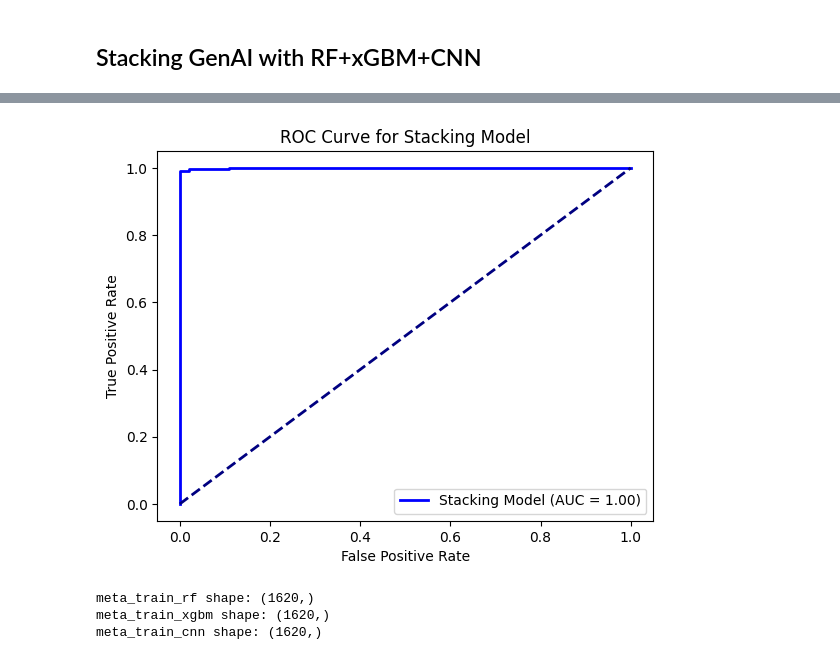
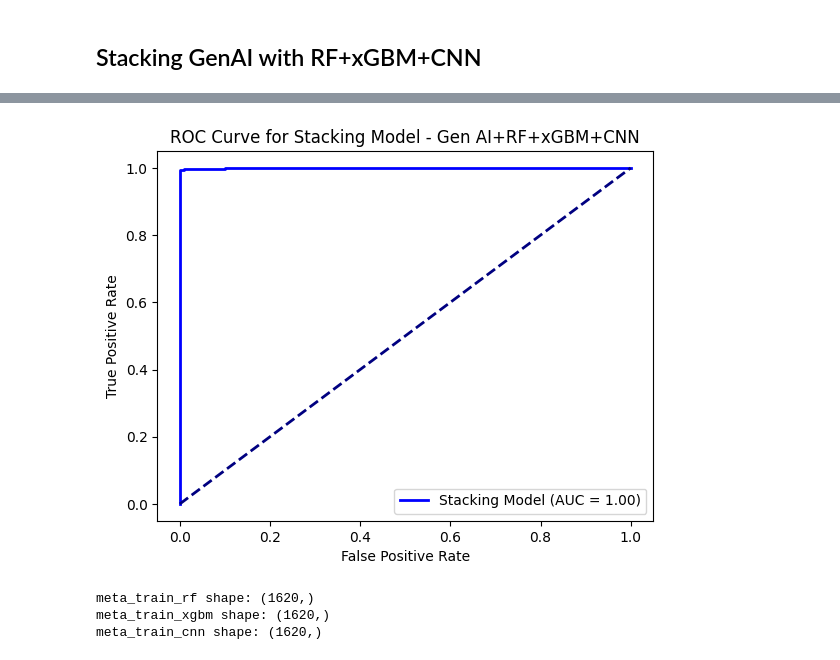
Before and after one commit to HowardHNguyen/PhD, a Jupyter notebook: Heart_Failure_Prediction_GenAI_1025_v3.ipynb, the cells around one changed output, grey strips where cells are left out. Cells and saved outputs as stored; diff of their text form; code cells hidden in the pictures.

```diff
--- a/Heart_Failure_Prediction_GenAI_1025_v3.ipynb
+++ b/Heart_Failure_Prediction_GenAI_1025_v3.ipynb
@@ -2344,17 +2145,17 @@ print(f"Classification Report for Stacking Model:\n{classification_report(y_test
 
 # Compute ROC AUC for the Stacking Model
 meta_proba_predictions = meta_model.predict_proba(X_meta_test)[:, 1]
-roc_auc = roc_auc_score(y_test, meta_proba_predictions)
-print(f"Stacking Model ROC AUC: {roc_auc:.2f}")
+roc_auc_stacking_genai2 = roc_auc_score(y_test, meta_proba_predictions)
+print(f"Stacking Model ROC AUC: {roc_auc_stacking_genai2:.2f}")
 
 # Plot ROC Curve
 fpr, tpr, thresholds = roc_curve(y_test, meta_proba_predictions)
 plt.figure()
-plt.plot(fpr, tpr, label=f'Stacking Model (AUC = {roc_auc:.2f})', color='blue', lw=2)
+plt.plot(fpr, tpr, label=f'Stacking Model (AUC = {roc_auc_stacking_genai2:.2f})', color='blue', lw=2)
 plt.plot([0, 1], [0, 1], linestyle='--', color='navy', lw=2)
 plt.xlabel('False Positive Rate')
 plt.ylabel('True Positive Rate')
-plt.title('ROC Curve for Stacking Model')
+plt.title('ROC Curve for Stacking Model - Gen AI+RF+xGBM+CNN')
 plt.legend(loc='lower right')
 plt.show()
 # %% [output]
@@ -2367,15 +2168,15 @@ Epoch 4000/5000, D Loss: 1.4788403140952866e-11, G Loss: 24.937213897705078
 Classification Report for Stacking Model:
               precision    recall  f1-score   support
 
            0       0.99      0.95      0.97       100
            1       0.98      1.00      0.99       305
 
     accuracy                           0.99       405
    macro avg       0.99      0.97      0.98       405
 weighted avg       0.99      0.99      0.99       405
 
 Stacking Model ROC AUC: 1.00
-[figure, old version]
+[figure, new version]
 # %%
 print(f'meta_train_rf shape: {meta_train_rf.shape}')
 print(f'meta_train_xgbm shape: {meta_train_xgbm.shape}')
```
Also changed, not shown: parts of 15 cells of this notebook.
